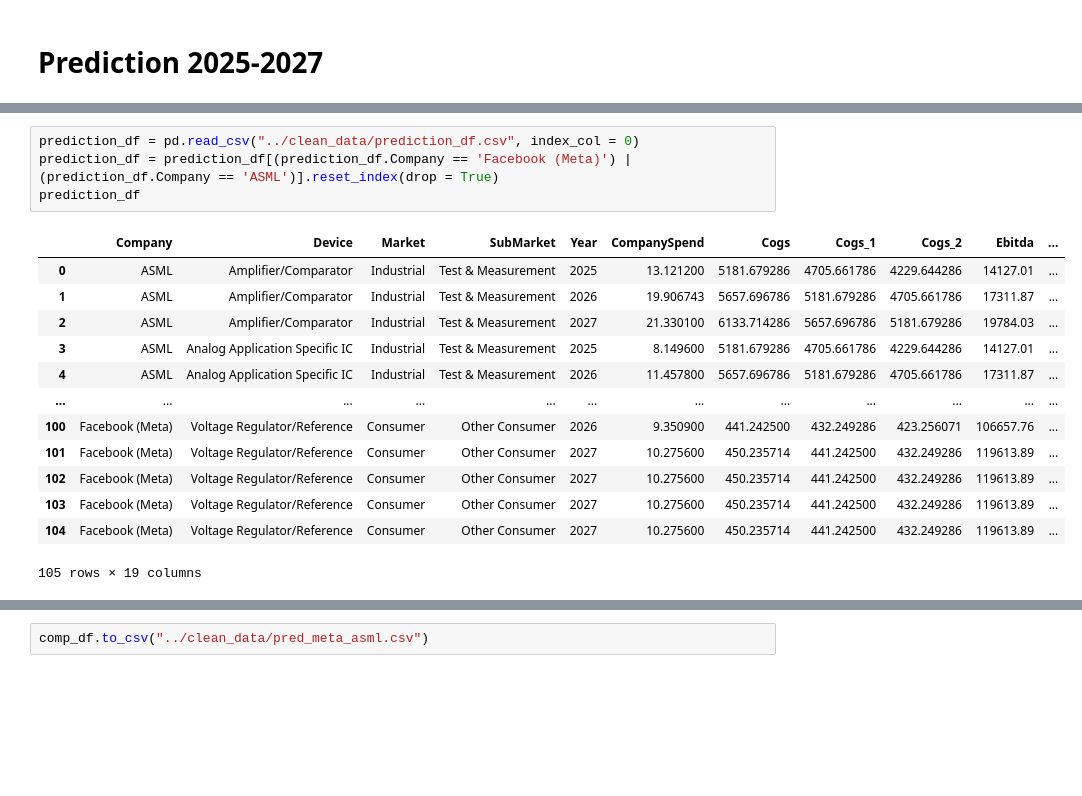
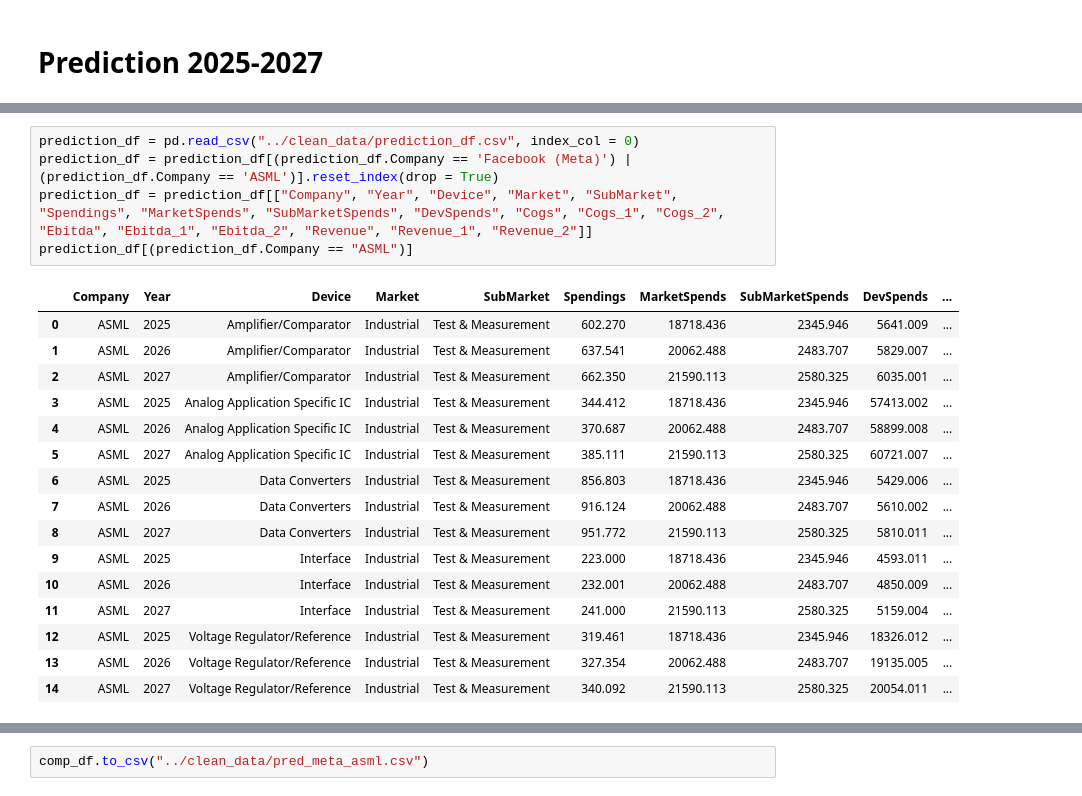
Before and after one commit to lucasleforest/analyticslab, a Jupyter notebook: 2_models/prediction.ipynb, the cells around one changed output, grey strips where cells are left out. Cells and saved outputs as stored; diff of their text form; blank space fills up the shorter version.

```diff
--- a/2_models/prediction.ipynb
+++ b/2_models/prediction.ipynb
@@ -519,21 +532,25 @@ The Test R2 for the baseline is : -1.2523417254105749
 # %%
 prediction_df = pd.read_csv("../clean_data/prediction_df.csv", index_col = 0)
 prediction_df = prediction_df[(prediction_df.Company == 'Facebook (Meta)') | (prediction_df.Company == 'ASML')].reset_index(drop = True)
-prediction_df
+prediction_df = prediction_df[["Company", "Year", "Device", "Market", "SubMarket", "Spendings", "MarketSpends", "SubMarketSpends", "DevSpends", "Cogs", "Cogs_1", "Cogs_2", "Ebitda", "Ebitda_1", "Ebitda_2", "Revenue", "Revenue_1", "Revenue_2"]]
+prediction_df[(prediction_df.Company == "ASML")]
 # %% [output]
-|  | Company | Device | Market | SubMarket | Year | CompanySpend | Cogs | Cogs_1 | Cogs_2 | Ebitda | ... |
-| 0 | ASML | Amplifier/Comparator | Industrial | Test & Measurement | 2025 | 13.121200 | 5181.679286 | 4705.661786 | 4229.644286 | 14127.01 | ... |
-| 1 | ASML | Amplifier/Comparator | Industrial | Test & Measurement | 2026 | 19.906743 | 5657.696786 | 5181.679286 | 4705.661786 | 17311.87 | ... |
-| 2 | ASML | Amplifier/Comparator | Industrial | Test & Measurement | 2027 | 21.330100 | 6133.714286 | 5657.696786 | 5181.679286 | 19784.03 | ... |
-| 3 | ASML | Analog Application Specific IC | Industrial | Test & Measurement | 2025 | 8.149600 | 5181.679286 | 4705.661786 | 4229.644286 | 14127.01 | ... |
-| 4 | ASML | Analog Application Specific IC | Industrial | Test & Measurement | 2026 | 11.457800 | 5657.696786 | 5181.679286 | 4705.661786 | 17311.87 | ... |
-| ... | ... | ... | ... | ... | ... | ... | ... | ... | ... | ... | ... |
-| 100 | Facebook (Meta) | Voltage Regulator/Reference | Consumer | Other Consumer | 2026 | 9.350900 | 441.242500 | 432.249286 | 423.256071 | 106657.76 | ... |
-| 101 | Facebook (Meta) | Voltage Regulator/Reference | Consumer | Other Consumer | 2027 | 10.275600 | 450.235714 | 441.242500 | 432.249286 | 119613.89 | ... |
-| 102 | Facebook (Meta) | Voltage Regulator/Reference | Consumer | Other Consumer | 2027 | 10.275600 | 450.235714 | 441.242500 | 432.249286 | 119613.89 | ... |
-| 103 | Facebook (Meta) | Voltage Regulator/Reference | Consumer | Other Consumer | 2027 | 10.275600 | 450.235714 | 441.242500 | 432.249286 | 119613.89 | ... |
-| 104 | Facebook (Meta) | Voltage Regulator/Reference | Consumer | Other Consumer | 2027 | 10.275600 | 450.235714 | 441.242500 | 432.249286 | 119613.89 | ... |
+|  | Company | Year | Device | Market | SubMarket | Spendings | MarketSpends | SubMarketSpends | DevSpends | ... |
+| 0 | ASML | 2025 | Amplifier/Comparator | Industrial | Test & Measurement | 602.270 | 18718.436 | 2345.946 | 5641.009 | ... |
+| 1 | ASML | 2026 | Amplifier/Comparator | Industrial | Test & Measurement | 637.541 | 20062.488 | 2483.707 | 5829.007 | ... |
+| 2 | ASML | 2027 | Amplifier/Comparator | Industrial | Test & Measurement | 662.350 | 21590.113 | 2580.325 | 6035.001 | ... |
+| 3 | ASML | 2025 | Analog Application Specific IC | Industrial | Test & Measurement | 344.412 | 18718.436 | 2345.946 | 57413.002 | ... |
+| 4 | ASML | 2026 | Analog Application Specific IC | Industrial | Test & Measurement | 370.687 | 20062.488 | 2483.707 | 58899.008 | ... |
+| 5 | ASML | 2027 | Analog Application Specific IC | Industrial | Test & Measurement | 385.111 | 21590.113 | 2580.325 | 60721.007 | ... |
+| 6 | ASML | 2025 | Data Converters | Industrial | Test & Measurement | 856.803 | 18718.436 | 2345.946 | 5429.006 | ... |
+| 7 | ASML | 2026 | Data Converters | Industrial | Test & Measurement | 916.124 | 20062.488 | 2483.707 | 5610.002 | ... |
+| 8 | ASML | 2027 | Data Converters | Industrial | Test & Measurement | 951.772 | 21590.113 | 2580.325 | 5810.011 | ... |
+| 9 | ASML | 2025 | Interface | Industrial | Test & Measurement | 223.000 | 18718.436 | 2345.946 | 4593.011 | ... |
+| 10 | ASML | 2026 | Interface | Industrial | Test & Measurement | 232.001 | 20062.488 | 2483.707 | 4850.009 | ... |
+| 11 | ASML | 2027 | Interface | Industrial | Test & Measurement | 241.000 | 21590.113 | 2580.325 | 5159.004 | ... |
+| 12 | ASML | 2025 | Voltage Regulator/Reference | Industrial | Test & Measurement | 319.461 | 18718.436 | 2345.946 | 18326.012 | ... |
+| 13 | ASML | 2026 | Voltage Regulator/Reference | Industrial | Test & Measurement | 327.354 | 20062.488 | 2483.707 | 19135.005 | ... |
+| 14 | ASML | 2027 | Voltage Regulator/Reference | Industrial | Test & Measurement | 340.092 | 21590.113 | 2580.325 | 20054.011 | ... |
-105 rows × 19 columns
 # %%
 pred_df = prediction_df.copy()
 comp_df = pred_df[["Company", "Market", "SubMarket", "Device", "Year"]]
```
Also changed, not shown: parts of 13 cells of this notebook, 5 other files.
